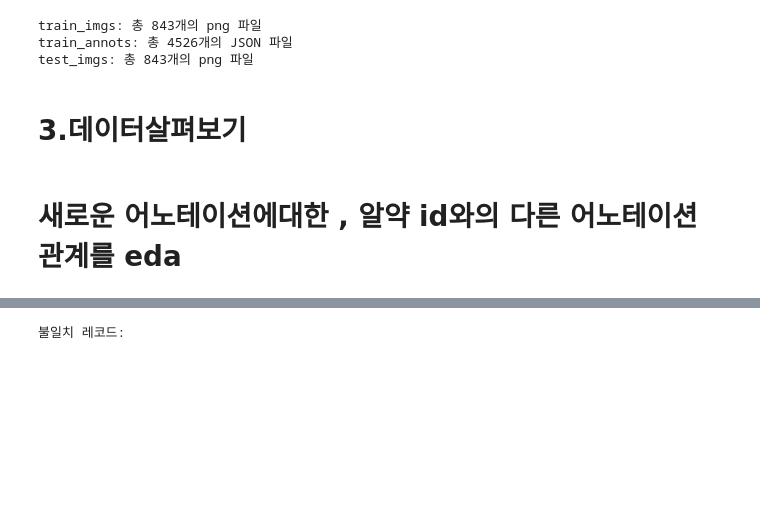
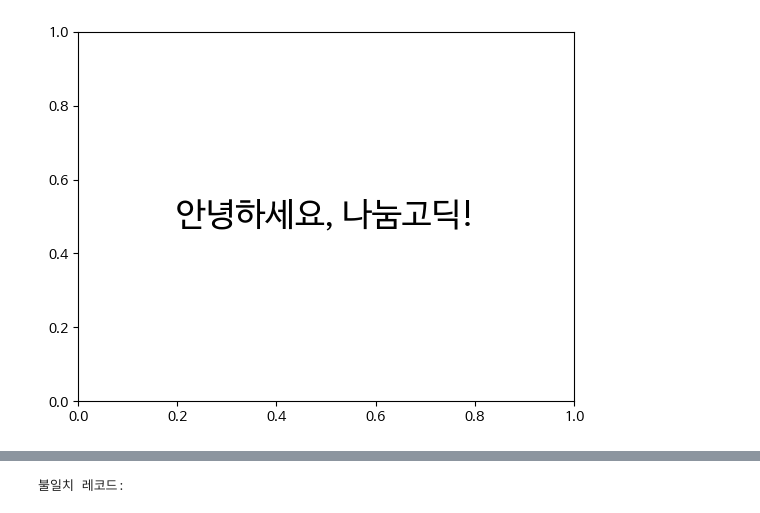
Before and after one commit to esensy/Pill-Object-detection, a Jupyter notebook: notebooks/EDA.ipynb, the cells around one changed output, grey strips where cells are left out. Drawn from its saved outputs; the diff is of its cells as text; code cells hidden in the pictures; blank space fills up the shorter version.

```diff
--- a/notebooks/EDA.ipynb
+++ b/notebooks/EDA.ipynb
@@ -31,25 +37,0 @@ FileNotFoundError: [Errno 2] No such file or directory: '../data/train_images'
-# %%
-# .png 가져오기
-test_images = sorted([f for f in os.listdir(test_img_dir) if f.endswith(".png")])
-
-# 파일 리스트 출력
-print(f"train_imgs: 총 {len(test_images)}개의 png 파일")
-
-
-# 모든 하위 폴더에서 .json 파일 리스트 가져오기
-json_files = []
-for root, _, files in os.walk(train_annots_dir):
-    for file in files:
-        if file.endswith(".json"):
-            json_files.append(os.path.join(root, file))  # 전체 경로 포함
-sorted(json_files)
-# 파일 개수 확인 및 출력
-print(f"train_annots: 총 {len(json_files)}개의 JSON 파일")
-
-
-test_images = sorted([f for f in os.listdir(test_img_dir) if f.endswith(".png")])
-print(f"test_imgs: 총 {len(test_images)}개의 png 파일")
-# %% [output]
-train_imgs: 총 843개의 png 파일
-train_annots: 총 4526개의 JSON 파일
-test_imgs: 총 843개의 png 파일
@@ -80,7 +38,36 @@ print_directory_structure(".")
-# %% [markdown]
-# 3.데이터살펴보기
-# %% [markdown]
-# 새로운 어노테이션에대한 , 알약 id와의 다른 어노테이션 관계를 eda
+# %%
+### 개발환경 세팅하기
+
+# # ▶ 한글 폰트 다운로드 -  Google Colab에서 sudo 명령어를 실행할 때는 비밀번호를 입력할 수 없지만, 뒷부분코드는 한글 폰트 설정 코드는 환경에서 작동합니다
+# !sudo apt-get install -y fonts-nanum
+# !sudo fc-cache -fv
+# !rm ~/.cache/matplotlib -rf
+
+# ▶ 한글 폰트 설정하기
+import matplotlib.pyplot as plt
+plt.rc('font', family='NanumBarunGothic')
+plt.rcParams['axes.unicode_minus'] =False
+
+# ▶ Warnings 제거
+import warnings
+warnings.filterwarnings('ignore')
+# %%
+import matplotlib.font_manager as fm
+
+# # 나눔고딕 폰트를 설치합니다.
+# !apt-get install -y fonts-nanum
+# !fc-cache -fv
+
+# # 설치된 나눔고딕 폰트를 matplotlib에 등록합니다.
+# font_path = '/usr/share/fonts/truetype/nanum/NanumGothic.ttf'
+# fm.fontManager.addfont(font_path)
+# plt.rcParams['font.family'] = 'NanumGothic'
+
+# 폰트가 잘 설정되었는지 테스트합니다.
+plt.text(0.5, 0.5, '안녕하세요, 나눔고딕!', ha='center', va='center', size=24)
+plt.show()
+# %% [output]
+[figure, added]
 # %%
 train_annots_dir = "../data/train_annotations"
 train_annots = sorted([f for f in os.listdir(train_annots_dir) if f.endswith(".json")])
```
Also changed, not shown: parts of 40 cells of this notebook.
